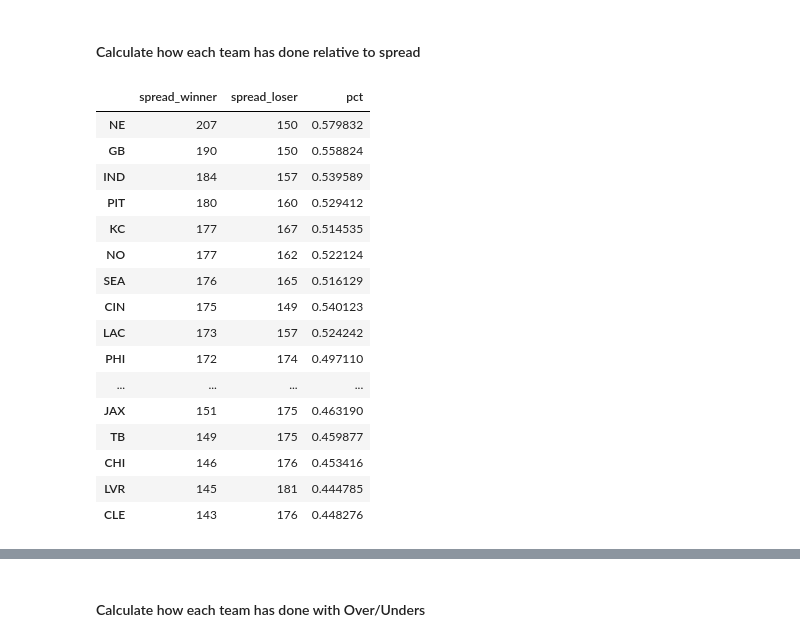
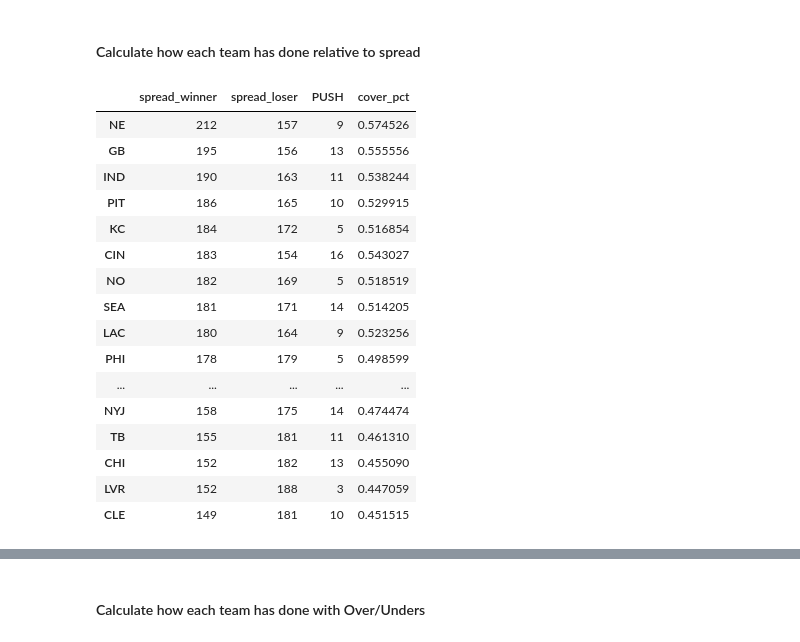
Before and after one commit to tsully54/NFLspreads, a Jupyter notebook: Notebook1.ipynb, the cells around one changed output, grey strips where cells are left out. Cells and saved outputs as stored; diff of their text form; code cells hidden in the pictures.

```diff
--- a/Notebook1.ipynb
+++ b/Notebook1.ipynb
@@ -14,9 +14,9 @@ import matplotlib.ticker
 # %% [markdown]
 ### Load and explore datasets
 # %%
-stadiums = pd.read_csv('nfl_data/nfl_stadiums.csv',header=0,encoding='unicode_escape')
-teams = pd.read_csv('nfl_data/nfl_teams.csv',header=0)
-games = pd.read_csv('nfl_data/spreadspoke_scores.csv',header=0)
+stadiums = pd.read_csv('nfl-scores-and-betting-data/nfl_stadiums.csv',header=0,encoding='unicode_escape')
+teams = pd.read_csv('nfl-scores-and-betting-data/nfl_teams.csv',header=0)
+games = pd.read_csv('nfl-scores-and-betting-data/spreadspoke_scores.csv',header=0)
 # %%
 stadiums.head()
 # %% [output]
@@ -411,25 +450,35 @@ print(home_dog_wins_sp, home_dog_losses_sp, home_dog_ties_sp)
 # %%
 #calculate how teams have done relative to spread
 team_spreads = pd.DataFrame(games['spread_winner'].value_counts())
 team_loss = pd.DataFrame(games['spread_loser'].value_counts())
 team_spreads['spread_loser'] = team_loss['spread_loser']
-team_spreads['pct'] = team_spreads['spread_winner'] / (team_spreads['spread_winner']+team_spreads['spread_loser'])
+
+# Count the number of PUSH games for each team
+push_count_home = games[games['spread_winner'] == 'PUSH']['team_home'].value_counts()
+push_count_away = games[games['spread_loser'] == 'PUSH']['team_away'].value_counts()
+# Combine the counts for home and away teams
+push_count_total = round(push_count_home.add(push_count_away, fill_value=0))
+push_dict = push_count_total.to_dict()
+team_spreads = team_spreads.drop('PUSH')
+team_spreads['PUSH'] = team_spreads.index.map(push_dict)
+
+team_spreads['cover_pct'] = team_spreads['spread_winner'] / (team_spreads['spread_winner']+team_spreads['spread_loser'])
 team_spreads
 # %% [output]
-|  | spread_winner | spread_loser | pct |
-| NE | 207 | 150 | 0.579832 |
-| GB | 190 | 150 | 0.558824 |
-| IND | 184 | 157 | 0.539589 |
-| PIT | 180 | 160 | 0.529412 |
-| KC | 177 | 167 | 0.514535 |
-| NO | 177 | 162 | 0.522124 |
-| SEA | 176 | 165 | 0.516129 |
-| CIN | 175 | 149 | 0.540123 |
-| LAC | 173 | 157 | 0.524242 |
-| PHI | 172 | 174 | 0.497110 |
-| ... | ... | ... | ... |
-| JAX | 151 | 175 | 0.463190 |
-| TB | 149 | 175 | 0.459877 |
-| CHI | 146 | 176 | 0.453416 |
-| LVR | 145 | 181 | 0.444785 |
-| CLE | 143 | 176 | 0.448276 |
+|  | spread_winner | spread_loser | PUSH | cover_pct |
+| NE | 212 | 157 | 9 | 0.574526 |
+| GB | 195 | 156 | 13 | 0.555556 |
+| IND | 190 | 163 | 11 | 0.538244 |
+| PIT | 186 | 165 | 10 | 0.529915 |
+| KC | 184 | 172 | 5 | 0.516854 |
+| CIN | 183 | 154 | 16 | 0.543027 |
+| NO | 182 | 169 | 5 | 0.518519 |
+| SEA | 181 | 171 | 14 | 0.514205 |
+| LAC | 180 | 164 | 9 | 0.523256 |
+| PHI | 178 | 179 | 5 | 0.498599 |
+| ... | ... | ... | ... | ... |
+| NYJ | 158 | 175 | 14 | 0.474474 |
+| TB | 155 | 181 | 11 | 0.461310 |
+| CHI | 152 | 182 | 13 | 0.455090 |
+| LVR | 152 | 188 | 3 | 0.447059 |
+| CLE | 149 | 181 | 10 | 0.451515 |
```
Also changed, not shown: parts of 14 cells of this notebook, 1 other file.
